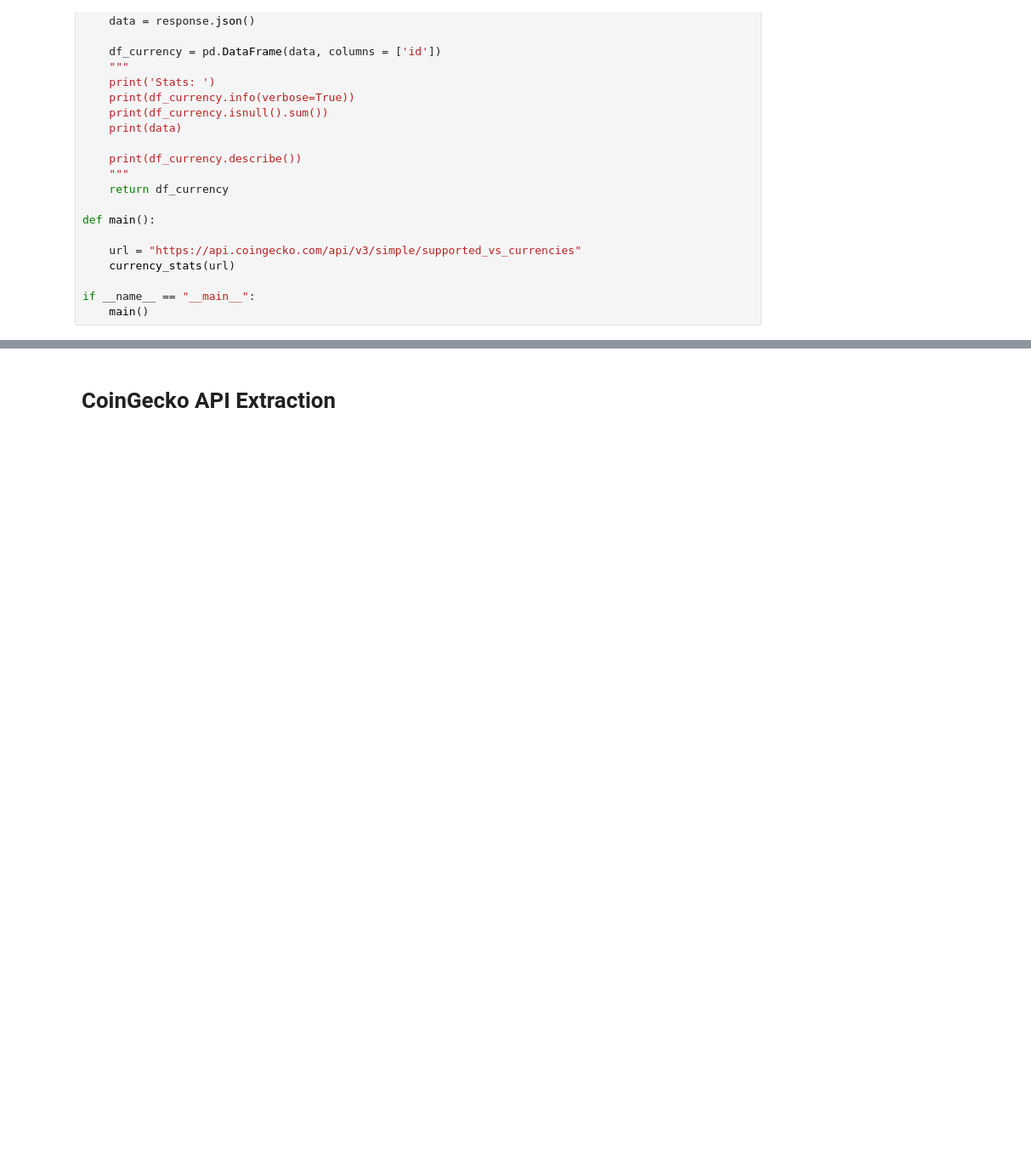
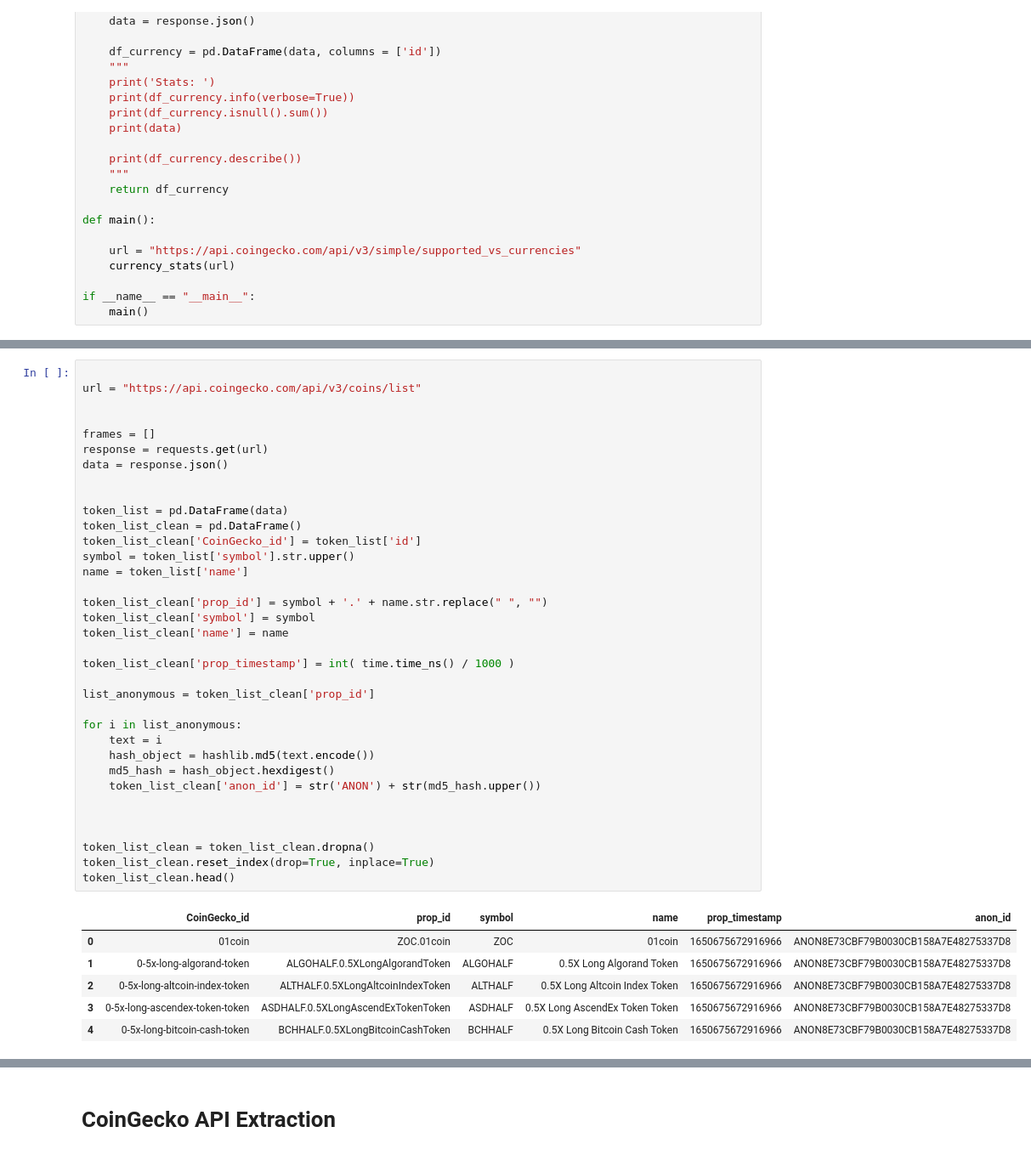
Before and after one commit to custom-hyper/CoinGeckoAPI, a Jupyter notebook: CoinGecko_API.ipynb, the cells around one changed output, grey strips where cells are left out. Shown: that part at 85% size. Drawn from its saved outputs; the diff is of its cells as text; blank space fills up the shorter version.

```diff
--- a/CoinGecko_API.ipynb
+++ b/CoinGecko_API.ipynb
@@ -156,0 +114,42 @@ if __name__ == "__main__":
+# %%
+
+url = "https://api.coingecko.com/api/v3/coins/list"
+
+
+frames = []
+response = requests.get(url)
+data = response.json()
+
+
+token_list = pd.DataFrame(data)
+token_list_clean = pd.DataFrame()
+token_list_clean['CoinGecko_id'] = token_list['id']
+symbol = token_list['symbol'].str.upper()
+name = token_list['name']
+
+token_list_clean['prop_id'] = symbol + '.' + name.str.replace(" ", "")
+token_list_clean['symbol'] = symbol
+token_list_clean['name'] = name
+
+token_list_clean['prop_timestamp'] = int( time.time_ns() / 1000 )
+
+list_anonymous = token_list_clean['prop_id']
+
+for i in list_anonymous:
+    text = i
+    hash_object = hashlib.md5(text.encode())
+    md5_hash = hash_object.hexdigest()
+    token_list_clean['anon_id'] = str('ANON') + str(md5_hash.upper())
+
+
+
+token_list_clean = token_list_clean.dropna()
+token_list_clean.reset_index(drop=True, inplace=True)
+token_list_clean.head()
+# %% [output]
+|  | CoinGecko_id | prop_id | symbol | name | prop_timestamp | anon_id |
+| 0 | 01coin | ZOC.01coin | ZOC | 01coin | 1650675672916966 | ANON8E73CBF79B0030CB158A7E48275337D8 |
+| 1 | 0-5x-long-algorand-token | ALGOHALF.0.5XLongAlgorandToken | ALGOHALF | 0.5X Long Algorand Token | 1650675672916966 | ANON8E73CBF79B0030CB158A7E48275337D8 |
+| 2 | 0-5x-long-altcoin-index-token | ALTHALF.0.5XLongAltcoinIndexToken | ALTHALF | 0.5X Long Altcoin Index Token | 1650675672916966 | ANON8E73CBF79B0030CB158A7E48275337D8 |
+| 3 | 0-5x-long-ascendex-token-token | ASDHALF.0.5XLongAscendExTokenToken | ASDHALF | 0.5X Long AscendEx Token Token | 1650675672916966 | ANON8E73CBF79B0030CB158A7E48275337D8 |
+| 4 | 0-5x-long-bitcoin-cash-token | BCHHALF.0.5XLongBitcoinCashToken | BCHHALF | 0.5X Long Bitcoin Cash Token | 1650675672916966 | ANON8E73CBF79B0030CB158A7E48275337D8 |
```
Also changed, not shown: parts of 17 cells of this notebook.
